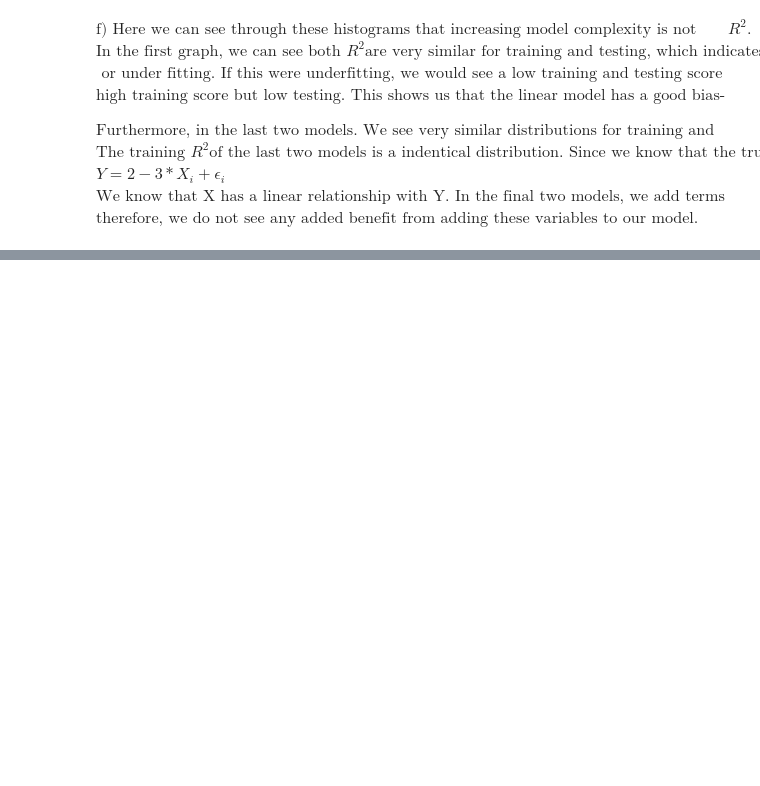
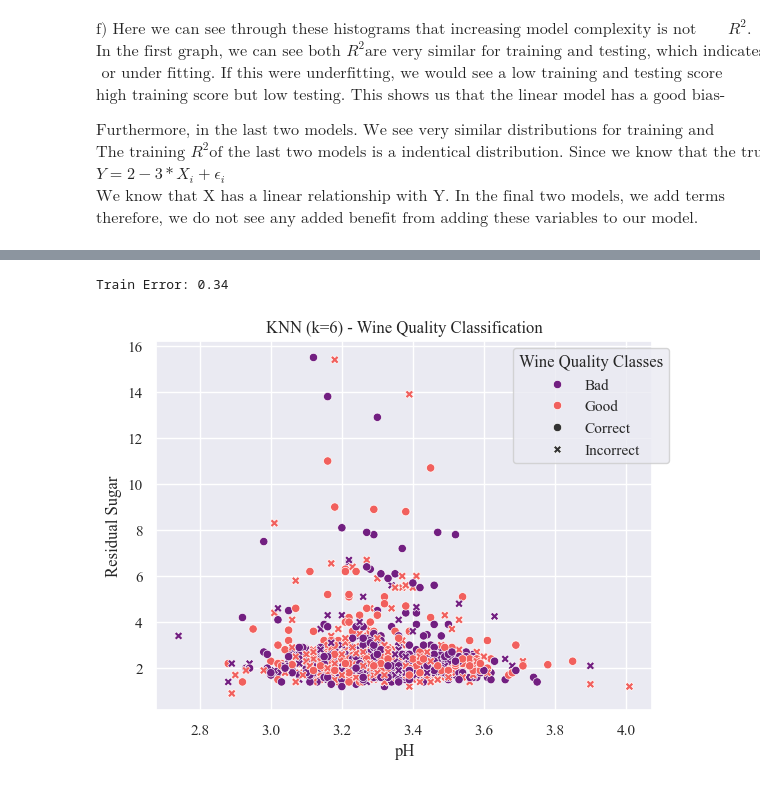
Before and after one commit to madiforman/bias_variance_tradeoff, a Jupyter notebook: hwk2.ipynb, the cells around one changed output, grey strips where cells are left out. Drawn from its saved outputs; the diff is of its cells as text; code cells hidden in the pictures; blank space fills up the shorter version.

```diff
--- a/hwk2.ipynb
+++ b/hwk2.ipynb
@@ -272,0 +371,15 @@ $\text{therefore, we do not see any added benefit from adding these variables to
+# %%
+"""
+c) Fit a KNN Classifier using k = 6
+"""
+k=6
+knn = KNeighborsClassifier(n_neighbors=k)
+knn.fit(X_train, y_train)
+predicted_labels = knn.predict(X_train)
+plot_classification_results(y_train,
+                            predicted_labels,
+                            X_train,
+                            title='KNN (k=6)')
+# %% [output]
+Train Error: 0.34
+[figure, added]
```
Also changed, not shown: parts of 24 cells of this notebook.
